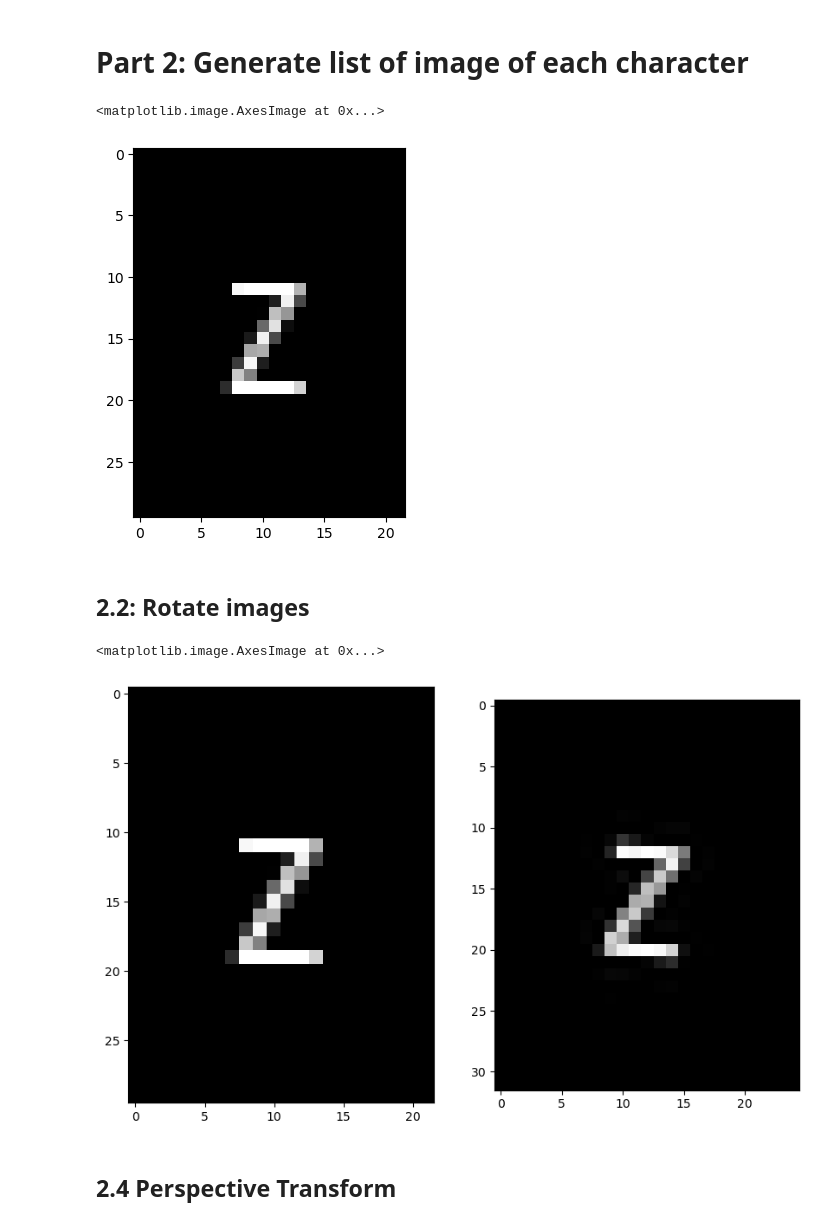
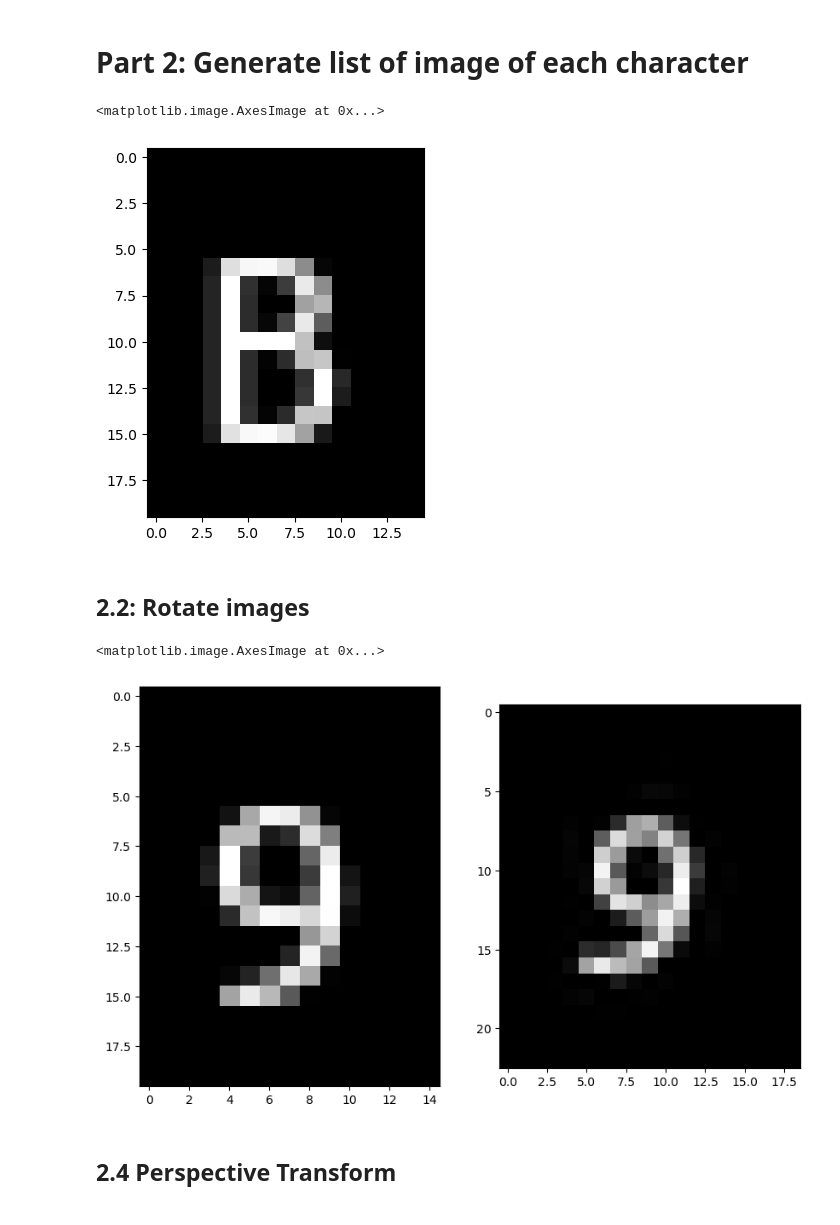
Before and after one commit to 1mackenziekyle/enph353_controller_pkg, a Jupyter notebook: src/generate_letters.ipynb, the cells around one changed output. Cells and saved outputs as stored; diff of their text form; code cells hidden in the pictures.

Commit message:
Testing models

```diff
--- a/src/generate_letters.ipynb
+++ b/src/generate_letters.ipynb
@@ -13,9 +13,10 @@ from tensorflow.keras import models, layers, optimizers
 # %% [markdown]
 ### Setup: set file paths
 # %%
-MODEL_SAVE_PATH = '/home/fizzer/ros_ws/src/controller_pkg/assets/models/character_recognition_compressed'
+MODEL_SAVE_PATH = '/home/fizzer/ros_ws/src/controller_pkg/assets/models/char_recog_cheaper'
 MODEL_LOAD_PATH = '/home/fizzer/ros_ws/src/controller_pkg/assets/models/character_recognition'
-LOAD_MODEL = True
+MODEL_INPUT_SIZE = (20, 15)
+LOAD_MODEL = False
 # %% [markdown]
 # Part 1: Test generating single letter
 # %%
@@ -46,29 +47,30 @@ print(ctoi)
 # %%
 letter_images = []
 
 FONT_HEIGHT = 15
 
 
 for i in range(36):
-    zeros = np.zeros(shape=(int(FONT_HEIGHT * 2), int(FONT_HEIGHT * 1.5)), dtype=np.uint8)
+    # zeros = np.zeros(shape=(int(FONT_HEIGHT * 2), int(FONT_HEIGHT * 1.5)), dtype=np.uint8)
+    zeros = np.zeros(shape=MODEL_INPUT_SIZE, dtype=np.uint8)
     # plt.imshow(zeros)
     image = Image.fromarray(zeros)
     draw = ImageDraw.Draw(image)
-    font = ImageFont.truetype(r"/usr/share/fonts/truetype/ubuntu/UbuntuMono-R.ttf", FONT_HEIGHT)
+    font = ImageFont.truetype(r"/usr/share/fonts/truetype/ubuntu/UbuntuMono-R.ttf", int(MODEL_INPUT_SIZE[0]*0.8))
     text = itoc[i]
     # print(font.getsize(text))
-    draw.text(xy=(FONT_HEIGHT*0.5,FONT_HEIGHT*0.5), text=text, font=font, fill=255)
+    draw.text(xy=(int(MODEL_INPUT_SIZE[1]*0.25), int(MODEL_INPUT_SIZE[0]*0.1)), text=text, font=font, fill=255)
     letter_image = np.array(image)
     letter_images.append(letter_image)
 
 letter_images = np.stack([ im for im in letter_images], axis=0)
 letter_images.shape
 
 # show random one
 plt.imshow(letter_images[np.random.randint(36)], cmap='gray')
 # %% [output]
 <matplotlib.image.AxesImage at 0x...>
-[figure, old version]
+[figure, new version]
 # %% [markdown]
 ## 2.2: Rotate images
 # %%
@@ -80,7 +82,7 @@ axs[0].imshow(image, cmap='gray')
 axs[1].imshow(rotated, cmap='gray')
 # %% [output]
 <matplotlib.image.AxesImage at 0x...>
-[figure, old version]
+[figure, new version]
 # %% [markdown]
 ## 2.4 Perspective Transform
 # %%
```
Also changed, not shown: parts of 13 cells of this notebook, 14 other files.
